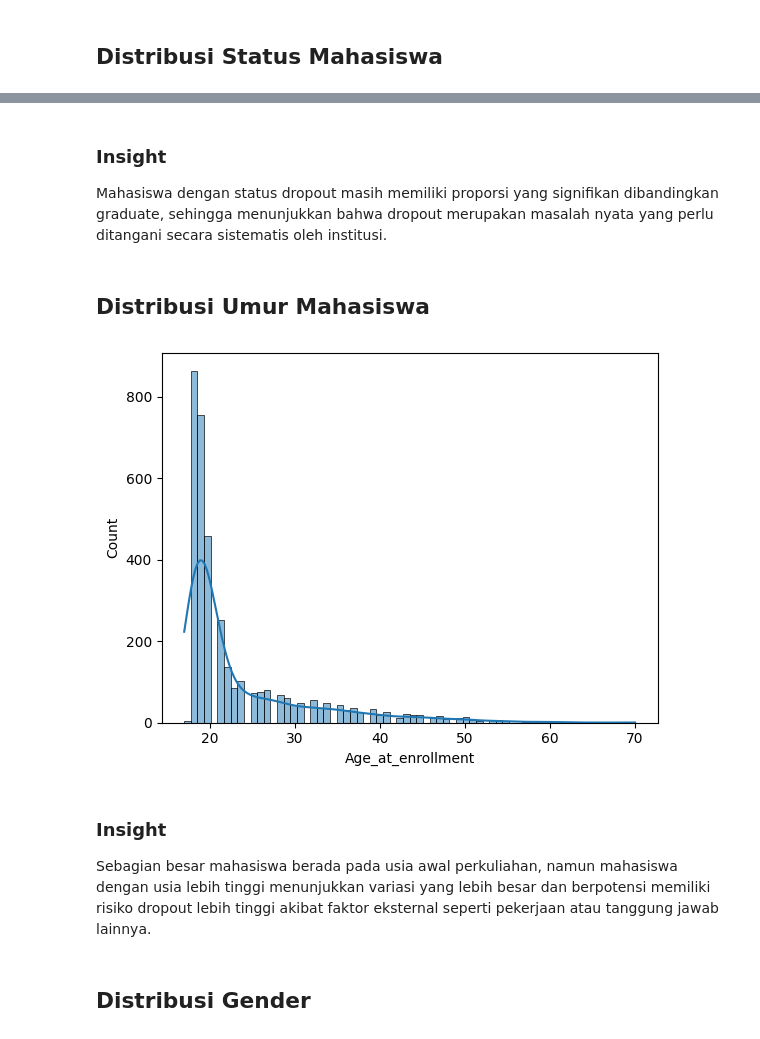
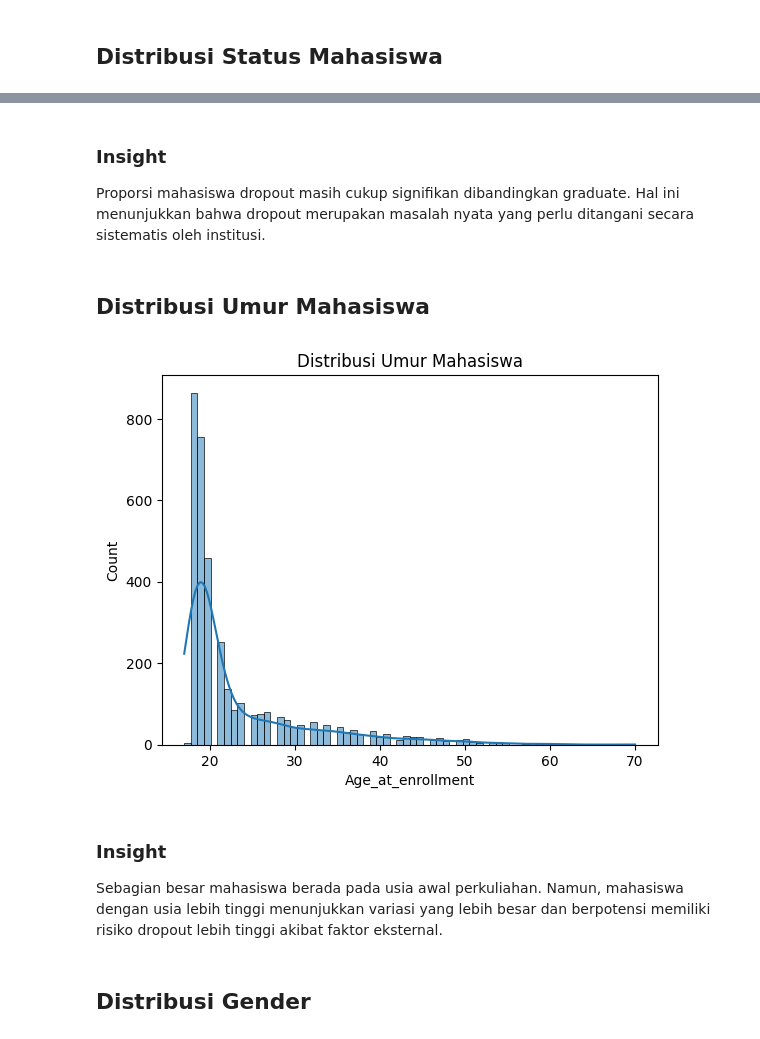
Before and after one commit to bugiscode/Data-Science, a Jupyter notebook: notebook.ipynb, the cells around one changed output, grey strips where cells are left out. Drawn from its saved outputs; the diff is of its cells as text; code cells hidden in the pictures.

```diff
--- a/notebook.ipynb
+++ b/notebook.ipynb
@@ -100,16 +109,19 @@ plt.show()
 # %% [markdown]
 ### Insight
-Mahasiswa dengan status dropout masih memiliki proporsi yang signifikan dibandingkan graduate, sehingga menunjukkan bahwa dropout merupakan masalah nyata yang perlu ditangani secara sistematis oleh institusi.
+Proporsi mahasiswa dropout masih cukup signifikan dibandingkan graduate.
+Hal ini menunjukkan bahwa dropout merupakan masalah nyata yang perlu ditangani secara sistematis oleh institusi.
 # %% [markdown]
 ## Distribusi Umur Mahasiswa
 # %%
 sns.histplot(df['Age_at_enrollment'], kde=True)
+plt.title("Distribusi Umur Mahasiswa")
 plt.show()
 # %% [output]
-[figure, old version]
+[figure, new version]
 # %% [markdown]
 ### Insight
-Sebagian besar mahasiswa berada pada usia awal perkuliahan, namun mahasiswa dengan usia lebih tinggi menunjukkan variasi yang lebih besar dan berpotensi memiliki risiko dropout lebih tinggi akibat faktor eksternal seperti pekerjaan atau tanggung jawab lainnya.
+Sebagian besar mahasiswa berada pada usia awal perkuliahan.
+Namun, mahasiswa dengan usia lebih tinggi menunjukkan variasi yang lebih besar dan berpotensi memiliki risiko dropout lebih tinggi akibat faktor eksternal.
 # %% [markdown]
 ## Distribusi Gender
 # %%
```
Also changed, not shown: parts of 28 cells of this notebook, 1 other file.
